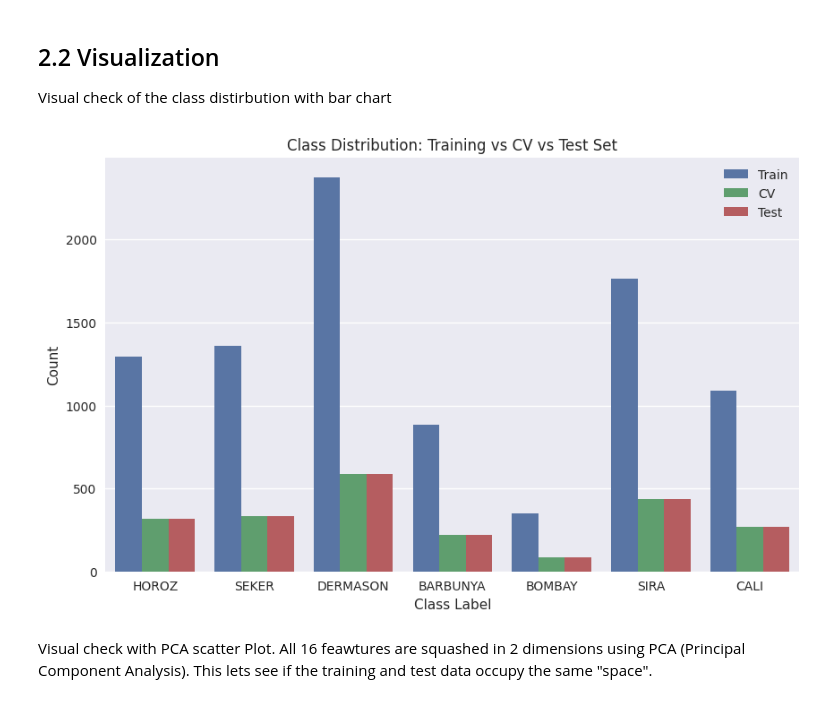
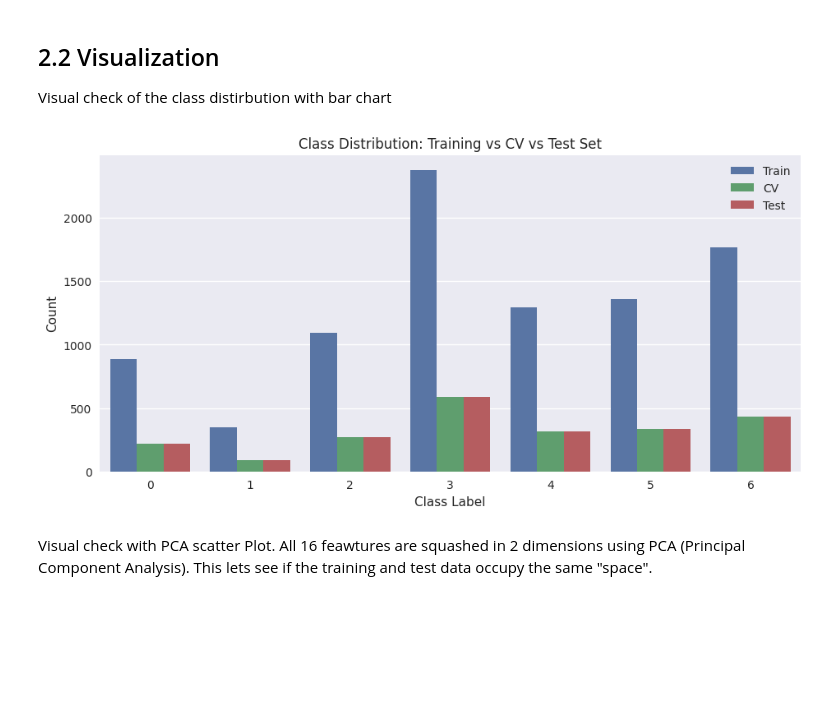
Before and after one commit to fadimardelli/dry-bean-classification, a Jupyter notebook: notebooks/02_model1_LogisticRegression_Scikit_Learn.ipynb, the cells around one changed output. Cells and saved outputs as stored; diff of their text form; code cells hidden in the pictures; blank space fills up the shorter version.

```diff
--- a/notebooks/02_model1_LogisticRegression_Scikit_Learn.ipynb
+++ b/notebooks/02_model1_LogisticRegression_Scikit_Learn.ipynb
@@ -91,14 +89,26 @@ Then split test data in cross-validation and test in half. This way will be able
  * cross-validation - 16.5%
  * test - 16.5%
 # %%
-# Split
-X_train, X_, y_train, y_ = train_test_split(
-    X, y, test_size=0.33, stratify=y, random_state=42
+# Split the full dataset (67% train, 16.5% CV, 16.5% test)
+# This uses the same split ratios as the Logistic Regression notebooks
+X_train_full, X_, y_train_full, y_ = train_test_split(
+    X_full, y_encoded_full, test_size=0.33, random_state=42, stratify=y_encoded_full
 )
-X_cv, X_test, y_cv, y_test = train_test_split(
-    X_, y_, test_size=0.5, stratify=y_, random_state=42
+
+X_cv_full, X_test_full, y_cv_full, y_test_full = train_test_split(
+    X_, y_, test_size=0.5, random_state=42, stratify=y_
 )
-print("X_train.shape", X_train.head, "y_train.shape", y_train.head)
-print("X_test.shape", X_test.head, "y_test.shape", y_test.head)
-print("X_cv.shape", X_cv.head, "y_cv.shape", y_cv.head)
+
+# Scale all 16 features
+scaler_full = StandardScaler()
+X_train_scaled = scaler_full.fit_transform(X_train_full)
+X_cv_scaled = scaler_full.transform(X_cv_full)
+X_test_scaled = scaler_full.transform(X_test_full)
+
+# desired order
+labels_desired_order = ['SEKER', 'BARBUNYA', 'BOMBAY', 'CALI', 'HOROZ', 'SIRA', 'DERMASON']
+
+print(f"Train shapes: X={X_train_scaled.shape}, y={y_train_full.shape}")
+print(f"CV shapes: X={X_cv_scaled.shape}, y={y_cv_full.shape}")
+print(f"Test shapes: X={X_test_scaled.shape}, y={y_test_full.shape}")
 # %% [output]
@@ -153,20 +121,20 @@ Name: proportion, dtype: float64
 Visual check of the class distirbution with bar chart
 # %%
 # Convert y_train and y_test to DataFrames for easier plotting with Seaborn
-train_df = pd.DataFrame({'Label': y_train, 'Set': 'Train'})
-test_cv = pd.DataFrame({'Label': y_cv, 'Set': 'CV'})
-test_df = pd.DataFrame({'Label': y_test, 'Set': 'Test'})
+train_df = pd.DataFrame({'Label': y_train_full, 'Set': 'Train'})
+test_cv = pd.DataFrame({'Label': y_cv_full, 'Set': 'CV'})
+test_df = pd.DataFrame({'Label': y_test_full, 'Set': 'Test'})
 combined_df = pd.concat([train_df, test_cv, test_df])
 
-plt.figure(figsize=(10, 6))
+plt.figure(figsize=(11, 5))
 sns.countplot(data=combined_df, x='Label', hue='Set')
 plt.title('Class Distribution: Training vs CV vs Test Set')
 plt.xlabel('Class Label')
 plt.ylabel('Count')
 plt.legend()
 plt.show()
 # %% [output]
-[figure, old version]
+[figure, new version]
 # %% [markdown]
 Visual check with PCA scatter Plot. All 16 feawtures are squashed in 2 dimensions using PCA (Principal Component Analysis). This lets see if the training and test data occupy the same "space".
 # %%
```
Also changed, not shown: parts of 31 cells of this notebook, 18 other files.
